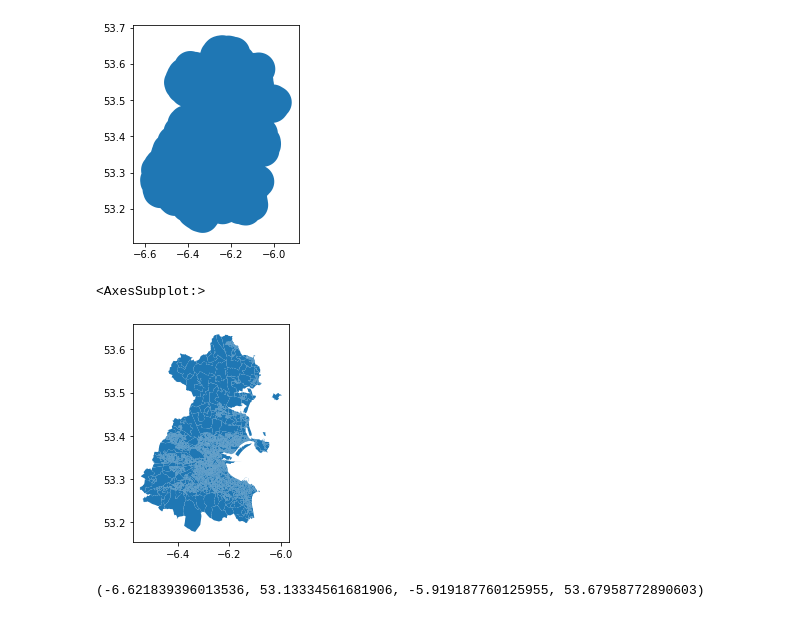
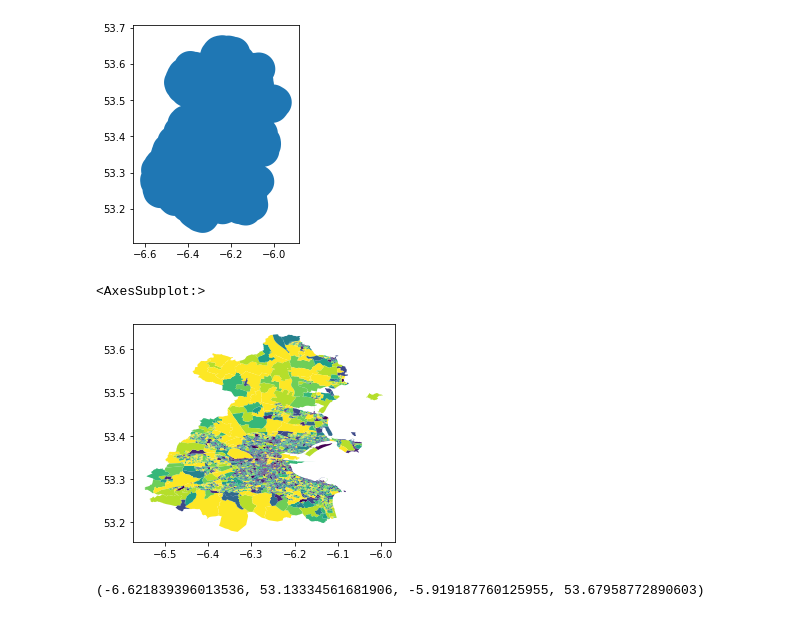
Before and after one commit to knaaptime/healthacc, a Jupyter notebook: notebooks/dublin.ipynb, the cells around one changed output. Cells and saved outputs as stored; diff of their text form; code cells hidden in the pictures.

```diff
--- a/notebooks/dublin.ipynb
+++ b/notebooks/dublin.ipynb
@@ -86,11 +86,11 @@ buffer.plot()
 [figure]
 # %%
 dublin = ireland[ireland.representative_point().intersects(dublin_boundry.unary_union)]
-# %%
-dublin.plot()
-# %% [output]
-<AxesSubplot:>
-[figure, removed]
+# %%
+dublin.plot('total_pop', scheme='quantiles', k=10)
+# %% [output]
+<AxesSubplot:>
+[figure, added]
 # %%
 tuple(buffer.total_bounds)
 # %% [output]
```
Also changed, not shown: parts of 12 cells of this notebook, 7 other files.
